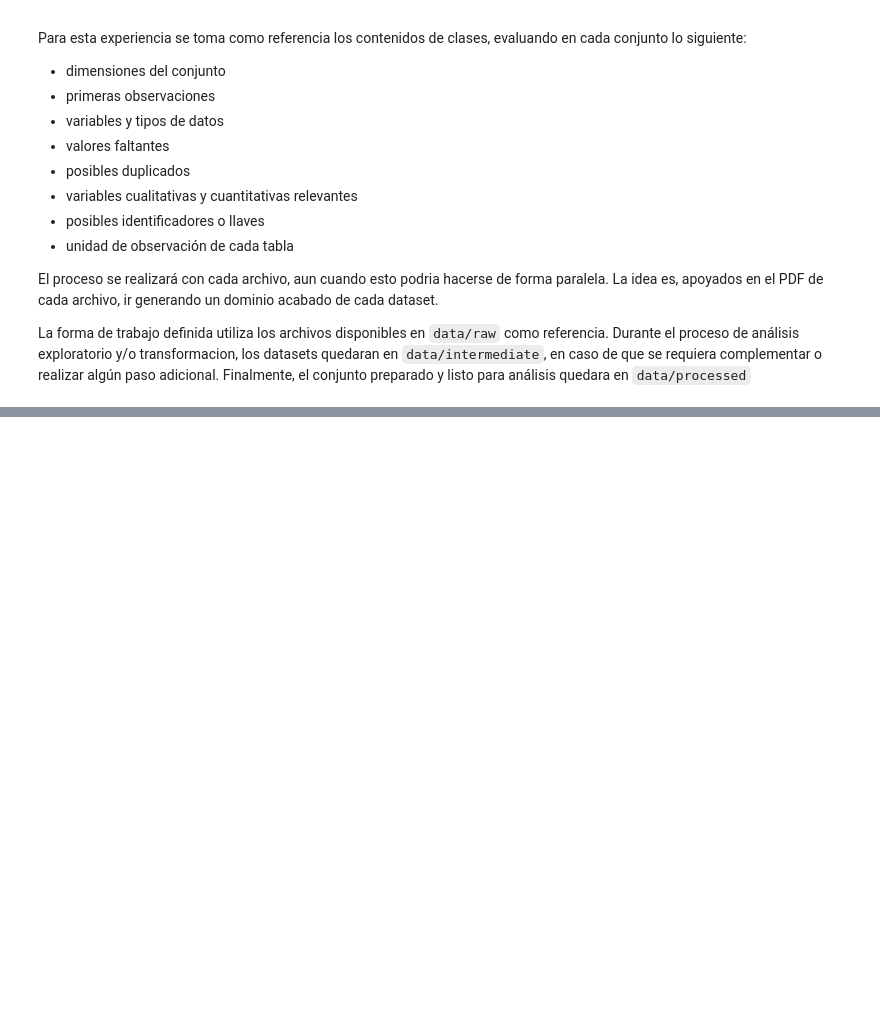
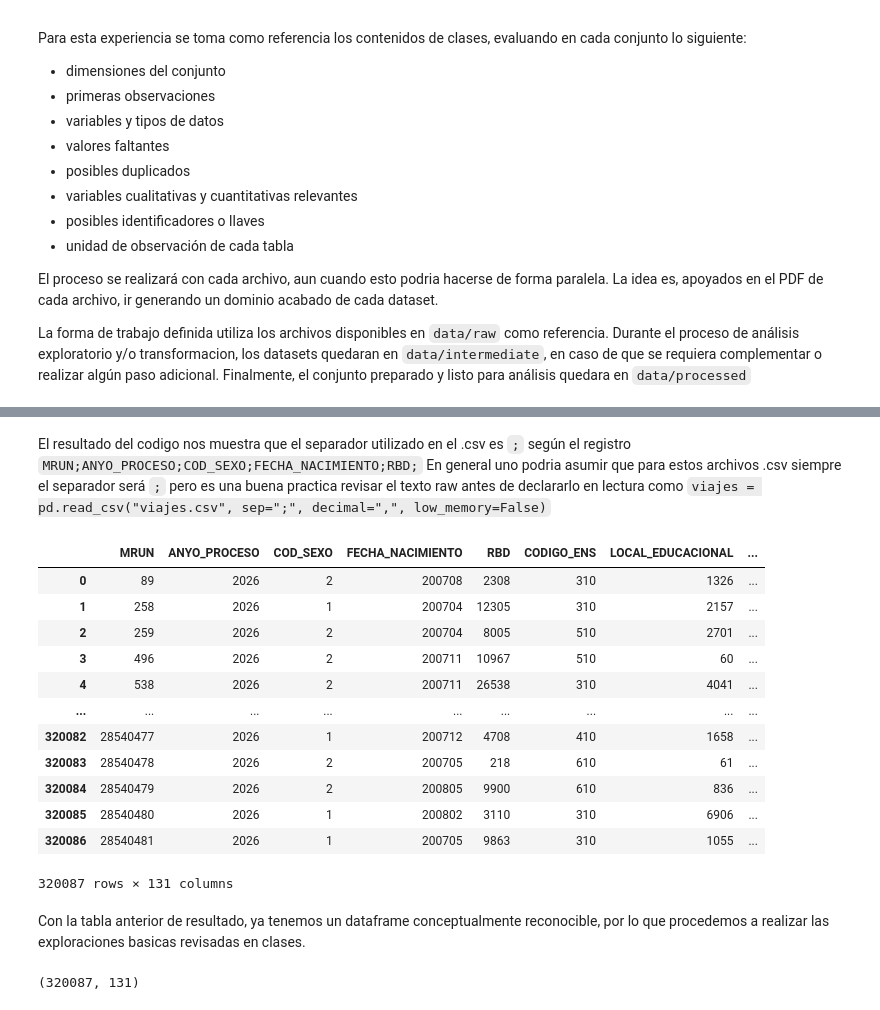
Before and after one commit to nicklichen/proyecto-paes-2026, a Jupyter notebook: notebooks/01_exploracion_datos.ipynb, the cells around one changed output, grey strips where cells are left out. Cells and saved outputs as stored; diff of their text form; code cells hidden in the pictures; blank space fills up the shorter version.

Commit message:
Avanza exploracion inicial de datos PAES 2026

```diff
--- a/notebooks/01_exploracion_datos.ipynb
+++ b/notebooks/01_exploracion_datos.ipynb
@@ -26,0 +31,8 @@ RAW_DIR = DIRECTORIO_RAIZ / "data" / "raw"
+# %%
+RUTA_INSCRITOS = RAW_DIR / "PAES-2026-Inscritos-Puntajes" / "A_INSCRITOS_PUNTAJES_PAES_2026_PUB_MRUN.csv" #Definimos CARPETA / Archivo
+
+# Primero miramos el archivo RAW. Si bien podriamos haber definido un comando para leer ya formateado el archivo, la idea es
+# poder entender en operación que esperar para definir un metodo de lectura.
+with open(RUTA_INSCRITOS, "r", encoding="utf-8") as archivo:
+    for _ in range(3):
+        print(archivo.readline())
@@ -26,0 +45,26 @@ RAW_DIR = DIRECTORIO_RAIZ / "data" / "raw"
+# %% [markdown]
+El resultado del codigo nos muestra que el separador utilizado en el .csv es `;` según el registro `MRUN;ANYO_PROCESO;COD_SEXO;FECHA_NACIMIENTO;RBD;`
+En general uno podria asumir que para estos archivos .csv siempre el separador será `;` pero es una buena practica revisar el texto raw antes de declararlo en lectura como `viajes = pd.read_csv("viajes.csv", sep=";", decimal=",", low_memory=False)`
+# %%
+inscritos = pd.read_csv (RUTA_INSCRITOS, sep = ";", decimal= ",", low_memory=False)
+inscritos
+# %% [output]
+|  | MRUN | ANYO_PROCESO | COD_SEXO | FECHA_NACIMIENTO | RBD | CODIGO_ENS | LOCAL_EDUCACIONAL | ... |
+| 0 | 89 | 2026 | 2 | 200708 | 2308 | 310 | 1326 | ... |
+| 1 | 258 | 2026 | 1 | 200704 | 12305 | 310 | 2157 | ... |
+| 2 | 259 | 2026 | 2 | 200704 | 8005 | 510 | 2701 | ... |
+| 3 | 496 | 2026 | 2 | 200711 | 10967 | 510 | 60 | ... |
+| 4 | 538 | 2026 | 2 | 200711 | 26538 | 310 | 4041 | ... |
+| ... | ... | ... | ... | ... | ... | ... | ... | ... |
+| 320082 | 28540477 | 2026 | 1 | 200712 | 4708 | 410 | 1658 | ... |
+| 320083 | 28540478 | 2026 | 2 | 200705 | 218 | 610 | 61 | ... |
+| 320084 | 28540479 | 2026 | 2 | 200805 | 9900 | 610 | 836 | ... |
+| 320085 | 28540480 | 2026 | 1 | 200802 | 3110 | 310 | 6906 | ... |
+| 320086 | 28540481 | 2026 | 1 | 200705 | 9863 | 310 | 1055 | ... |
+320087 rows × 131 columns
+# %% [markdown]
+Con la tabla anterior de resultado, ya tenemos un dataframe conceptualmente reconocible, por lo que procedemos a realizar las exploraciones basicas revisadas en clases.
+# %%
+inscritos.shape # Para conocer filas, columnas
+# %% [output]
+(320087, 131)
```
Also changed, not shown: parts of 16 cells of this notebook.
